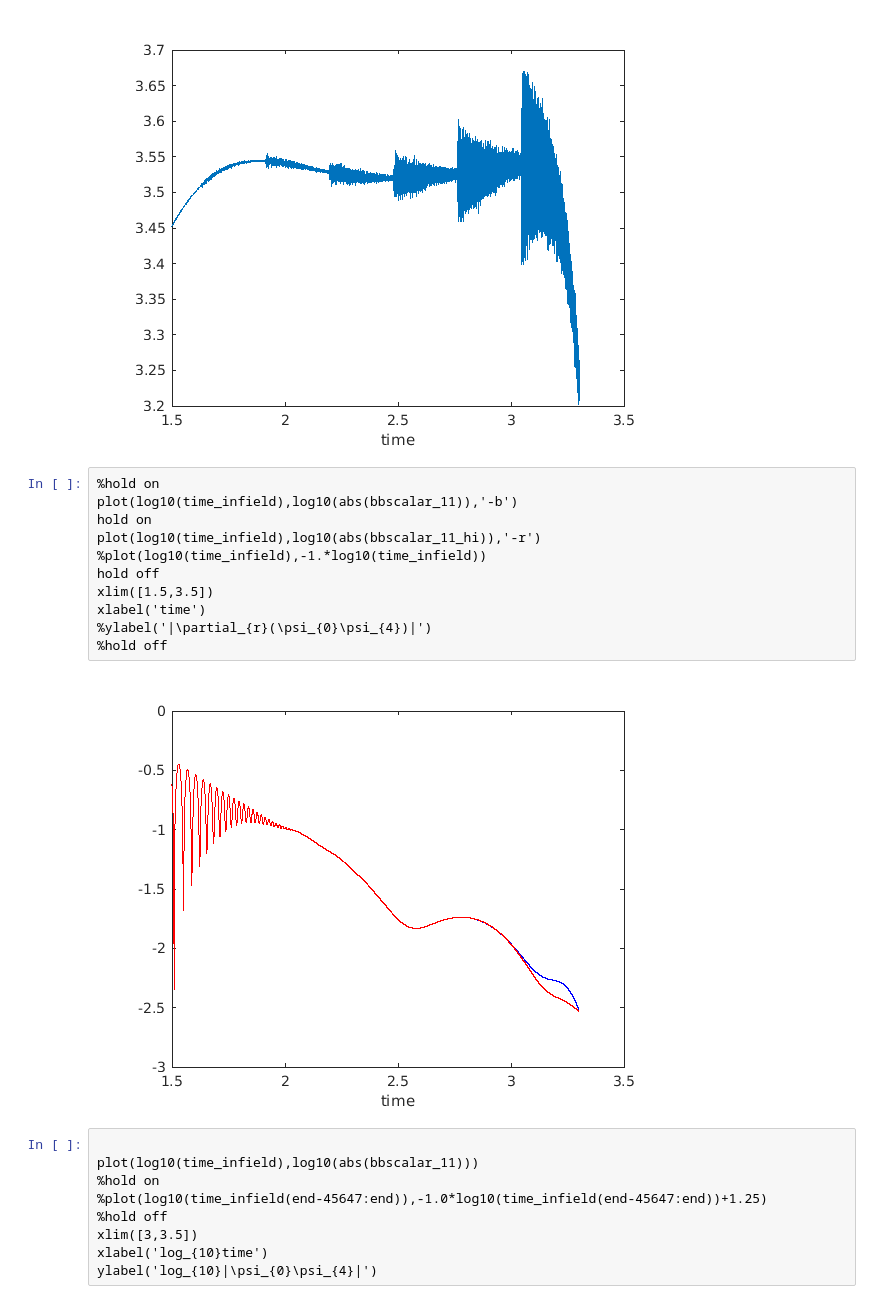
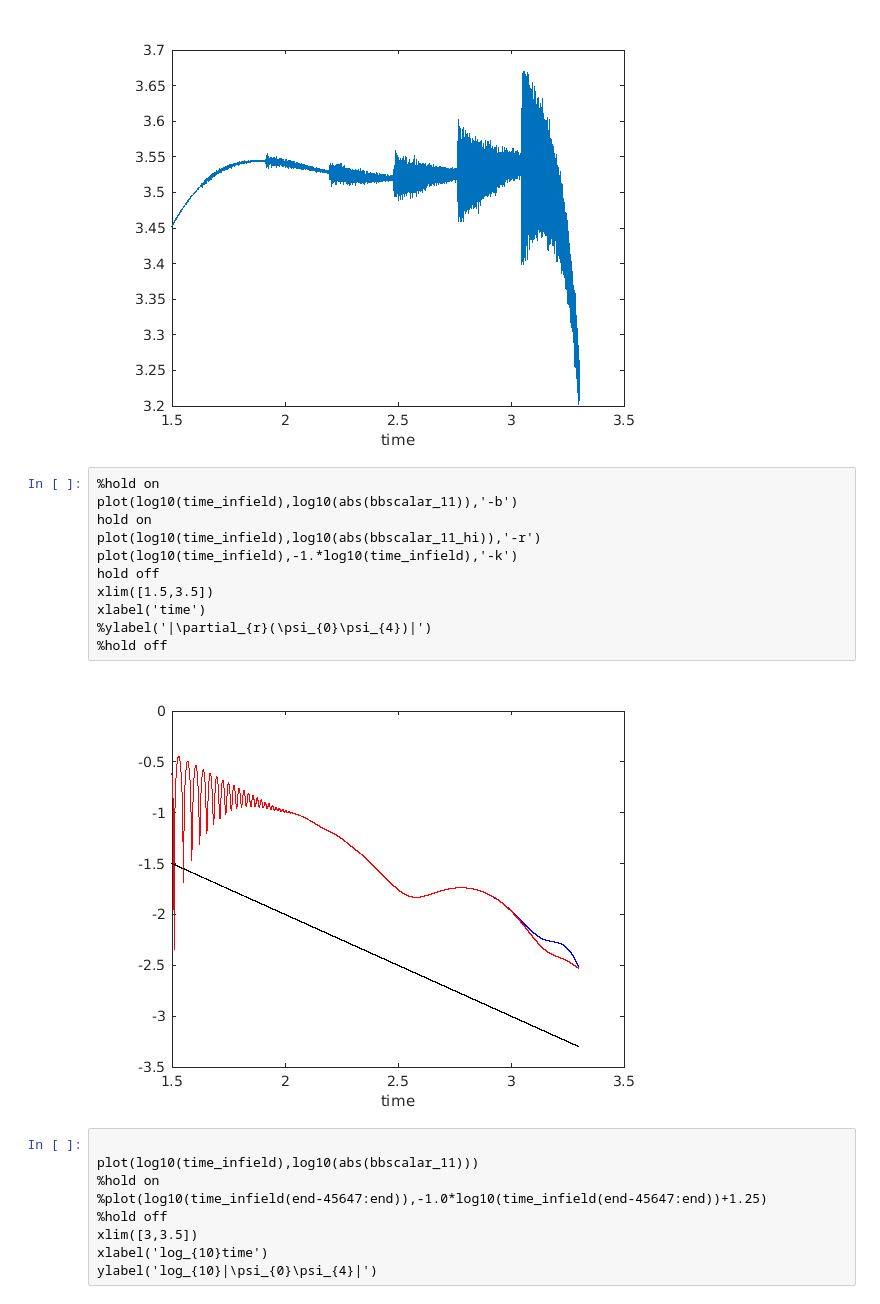
Before and after one commit to sdbishoyi/Non-Axisymmetric-Hair, a Jupyter notebook: analysis_l3m3/data_analysis.ipynb, the cells around one changed output. Drawn from its saved outputs; the diff is of its cells as text.

```diff
--- a/analysis_l3m3/data_analysis.ipynb
+++ b/analysis_l3m3/data_analysis.ipynb
@@ -196,16 +196,16 @@ xlabel('time')
 # %%
 %hold on
 plot(log10(time_infield),log10(abs(bbscalar_11)),'-b')
 hold on
 plot(log10(time_infield),log10(abs(bbscalar_11_hi)),'-r')
-%plot(log10(time_infield),-1.*log10(time_infield))
+plot(log10(time_infield),-1.*log10(time_infield),'-k')
 hold off
 xlim([1.5,3.5])
 xlabel('time')
 %ylabel('|\partial_{r}(\psi_{0}\psi_{4})|')
 %hold off
 # %% [output]
-[figure, old version]
+[figure, new version]
 # %%
 
 plot(log10(time_infield),log10(abs(bbscalar_11)))
```
